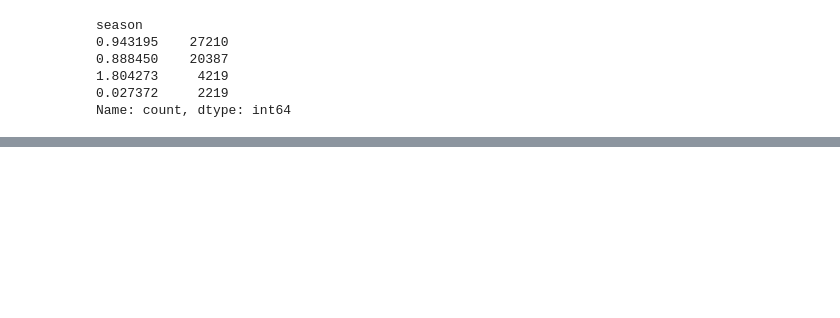
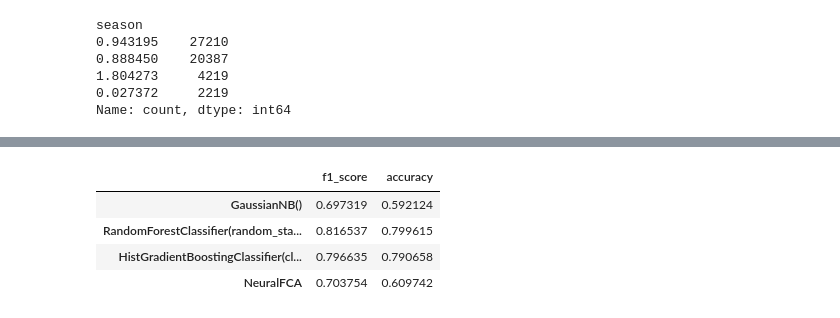
Before and after one commit to succSeeded/NeuralFCA, a Jupyter notebook: OSDA_Kirdin.ipynb, the cells around one changed output, grey strips where cells are left out. Drawn from its saved outputs; the diff is of its cells as text; code cells hidden in the pictures; blank space fills up the shorter version.

```diff
--- a/OSDA_Kirdin.ipynb
+++ b/OSDA_Kirdin.ipynb
@@ -125,0 +365,5 @@ weighted avg       0.98      0.98      0.98     13509
+# %%
+y_predNN = cn.predict(X_testNN)
+# %%
+scores["NeuralFCA"] = [f1_score(y_testNN, y_predNN), accuracy_score(y_testNN, y_predNN)]
+print(f"NeuralFCA:\n{classification_report(y_testNN, y_predNN)}")
@@ -125,0 +380,11 @@ weighted avg       0.98      0.98      0.98     13509
+# %%
+scores_frame = pd.DataFrame(
+    scores.values(), index=scores.keys(), columns=["f1_score", "accuracy"]
+)
+scores_frame.head()
+# %% [output]
+|  | f1_score | accuracy |
+| GaussianNB() | 0.697319 | 0.592124 |
+| RandomForestClassifier(random_sta... | 0.816537 | 0.799615 |
+| HistGradientBoostingClassifier(cl... | 0.796635 | 0.790658 |
+| NeuralFCA | 0.703754 | 0.609742 |
```
Also changed, not shown: parts of 36 cells of this notebook, 25 other files.
